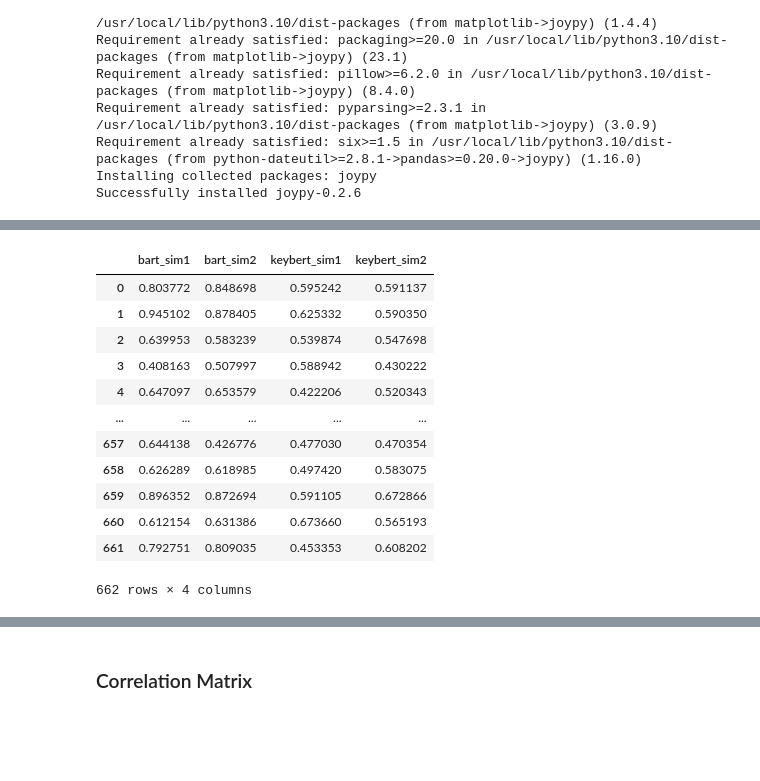
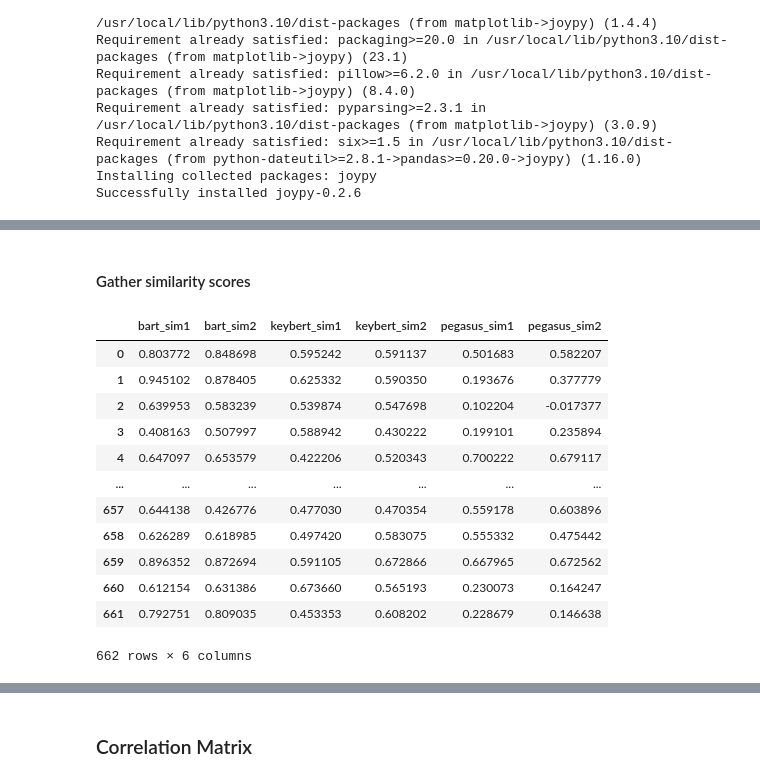
Before and after one commit to Melody-Wang/linguistic_abstraction, a Jupyter notebook: EDA.ipynb, the cells around one changed output, grey strips where cells are left out. Saved outputs shown, nothing was run; the diff lists cells and outputs as text; code cells hidden in the pictures; blank space fills up the shorter version.

```diff
--- a/EDA.ipynb
+++ b/EDA.ipynb
@@ -32,6 +34,13 @@ data_dir = '/content/drive/MyDrive/Linguistic abstraction summer 2023/Datasets/'
 # %%
 div_keybert = pd.read_csv(data_dir+'Diversity study abstraction results/hetero_homo_KeyBERT_sim.csv', index_col=0)
 div_bart = pd.read_csv(data_dir+'Diversity study abstraction results/hetero_homo_bart_sim.csv', index_col=0)
+div_pegasus = pd.read_csv(data_dir+'Diversity study abstraction results/hetero_homo_pegasus_sim.csv', index_col=0)
 
-pilot_keybert = pd.read_csv(data_dir+'Pilot study abstraction results/pilot_KeyBERT_sim 01.24.23.csv', index_col=0)
-pilot_bart = pd.read_csv(data_dir+'Pilot study abstraction results/pilot_bart_sim2sum 01.02.23.csv', index_col=0)
+pilot_ego_keybert = pd.read_csv(data_dir+'Pilot study abstraction results/pilot_KeyBERT_sim 01.24.23.csv', index_col=0).set_index('ID')
+pilot_ego_keybert = pilot_ego_keybert.drop(index=24).reset_index(drop=True)
+pilot_ego_bart = pd.read_csv(data_dir+'Pilot study abstraction results/pilot_bart_sim2sum 01.02.23.csv', index_col=0).set_index('ID')
+pilot_ego_bart = pilot_ego_bart.drop(index=24).reset_index(drop=True)
+pilot_ego_pegasus = pd.read_csv(data_dir+'Pilot study abstraction results/pilot_ego_pegasus_sim.csv').set_index('ID')
+pilot_nyu_pegasus = pd.read_csv(data_dir+'Pilot study abstraction results/pilot_nyu_pegasus_sim.csv').set_index('ID')
+
+proj_keybert = pd.read_csv(data_dir+'projection_study_keybert_results.csv', index_col=0)
@@ -56,22 +47,26 @@ div_bart.head()
+# %% [markdown]
+#### Gather similarity scores
 # %%
 div_bart_sim1 = pd.concat([div_bart[c] for c in div_bart.iloc[:,5:7].columns], ignore_index=True)
 div_bart_sim2 = pd.concat([div_bart[c] for c in div_bart.iloc[:,7:].columns], ignore_index=True)
 div_keybert_sim1 = pd.concat([div_keybert[c] for c in div_keybert.iloc[:,7:9].columns], ignore_index=True)
 div_keybert_sim2 = pd.concat([div_keybert[c] for c in div_keybert.iloc[:,9:].columns], ignore_index=True)
-div_scores = pd.concat([div_bart_sim1, div_bart_sim2, div_keybert_sim1, div_keybert_sim2], axis=1)\
-                    .rename(columns={0:'bart_sim1', 1:'bart_sim2', 2:'keybert_sim1', 3:'keybert_sim2'})
+div_pegasus_sim1 = pd.concat([div_pegasus[c] for c in div_pegasus.iloc[:,4:6].columns], ignore_index=True)
+div_pegasus_sim2 = pd.concat([div_pegasus[c] for c in div_pegasus.iloc[:,6:].columns], ignore_index=True)
+div_scores = pd.concat([div_bart_sim1, div_bart_sim2, div_keybert_sim1, div_keybert_sim2, div_pegasus_sim1, div_pegasus_sim2], axis=1)
+div_scores.columns = ['bart_sim1', 'bart_sim2', 'keybert_sim1', 'keybert_sim2', 'pegasus_sim1', 'pegasus_sim2']
 div_scores
 # %% [output]
-|  | bart_sim1 | bart_sim2 | keybert_sim1 | keybert_sim2 |
-| 0 | 0.803772 | 0.848698 | 0.595242 | 0.591137 |
-| 1 | 0.945102 | 0.878405 | 0.625332 | 0.590350 |
-| 2 | 0.639953 | 0.583239 | 0.539874 | 0.547698 |
-| 3 | 0.408163 | 0.507997 | 0.588942 | 0.430222 |
-| 4 | 0.647097 | 0.653579 | 0.422206 | 0.520343 |
-| ... | ... | ... | ... | ... |
-| 657 | 0.644138 | 0.426776 | 0.477030 | 0.470354 |
-| 658 | 0.626289 | 0.618985 | 0.497420 | 0.583075 |
-| 659 | 0.896352 | 0.872694 | 0.591105 | 0.672866 |
-| 660 | 0.612154 | 0.631386 | 0.673660 | 0.565193 |
-| 661 | 0.792751 | 0.809035 | 0.453353 | 0.608202 |
+|  | bart_sim1 | bart_sim2 | keybert_sim1 | keybert_sim2 | pegasus_sim1 | pegasus_sim2 |
+| 0 | 0.803772 | 0.848698 | 0.595242 | 0.591137 | 0.501683 | 0.582207 |
+| 1 | 0.945102 | 0.878405 | 0.625332 | 0.590350 | 0.193676 | 0.377779 |
+| 2 | 0.639953 | 0.583239 | 0.539874 | 0.547698 | 0.102204 | -0.017377 |
+| 3 | 0.408163 | 0.507997 | 0.588942 | 0.430222 | 0.199101 | 0.235894 |
+| 4 | 0.647097 | 0.653579 | 0.422206 | 0.520343 | 0.700222 | 0.679117 |
+| ... | ... | ... | ... | ... | ... | ... |
+| 657 | 0.644138 | 0.426776 | 0.477030 | 0.470354 | 0.559178 | 0.603896 |
+| 658 | 0.626289 | 0.618985 | 0.497420 | 0.583075 | 0.555332 | 0.475442 |
+| 659 | 0.896352 | 0.872694 | 0.591105 | 0.672866 | 0.667965 | 0.672562 |
+| 660 | 0.612154 | 0.631386 | 0.673660 | 0.565193 | 0.230073 | 0.164247 |
+| 661 | 0.792751 | 0.809035 | 0.453353 | 0.608202 | 0.228679 | 0.146638 |
-662 rows × 4 columns
+662 rows × 6 columns
```
Also changed, not shown: parts of 15 cells of this notebook.
